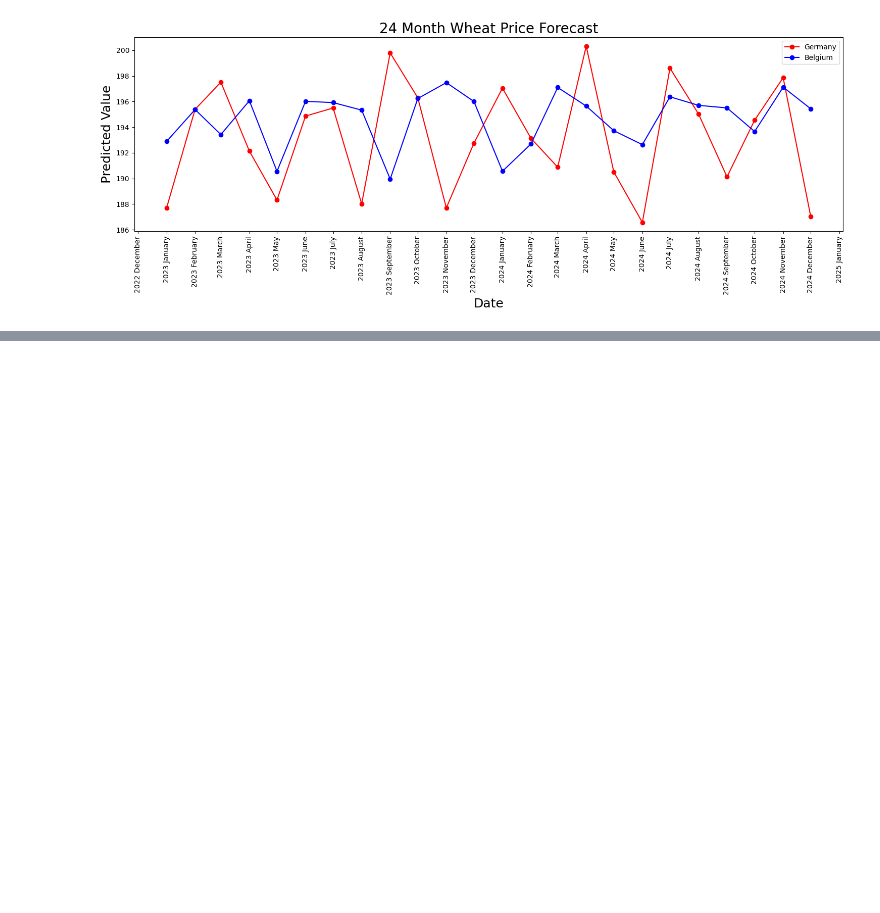
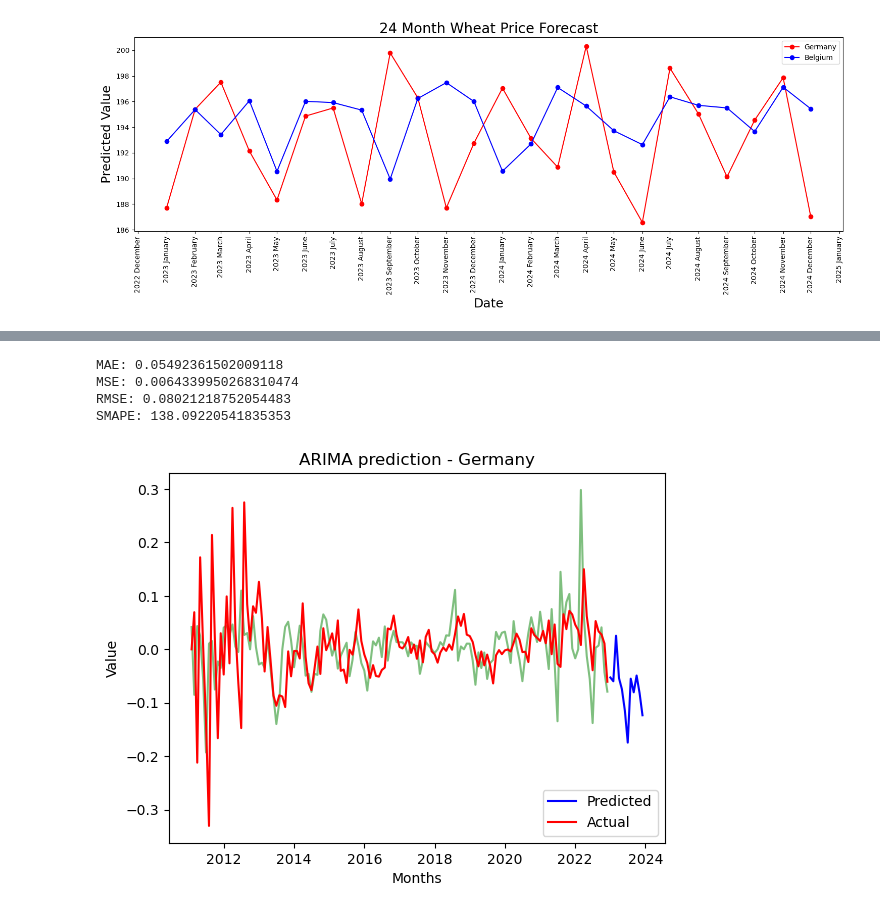
Before and after one commit to devbilalkhan/fao-project, a Jupyter notebook: fao_stat.ipynb, the cells around one changed output, grey strips where cells are left out. Cells and saved outputs as stored; diff of their text form; code cells hidden in the pictures; blank space fills up the shorter version.

Commit message:
Sarima and arima applied

```diff
--- a/fao_stat.ipynb
+++ b/fao_stat.ipynb
@@ -504,0 +511,12 @@ plot_predictions(predictions)
+# %%
+X =  germany_wheat_prices.dropna()
+y = X['Value']
+# %%
+# arima_germany = ARIMA(train, order=(0,0,1)).fit()
+model = auto_arima(y, start_p=0, start_q=0,
+                           max_p=5, max_q=5, m=12,
+                           start_P=0, seasonal=True,
+                           d=2, D=1, trace=True,
+                           error_action='ignore',
+                           suppress_warnings=True,
+                           stepwise=True)
@@ -504,0 +567,2 @@ plot_predictions(predictions)
+# %%
+forecast = model.predict(n_periods=12)
@@ -504,0 +571,41 @@ plot_predictions(predictions)
+# %%
+def print_metrics(y, predictions):
+    # Calculate the mean absolute error (MAE)
+    mae = mean_absolute_error(y, predictions)
+    print('MAE:', mae)
+
+    # Calculate the mean squared error (MSE)
+    mse = mean_squared_error(y, predictions)
+    print('MSE:', mse)
+
+    # Calculate the root mean squared error (RMSE)
+    rmse = np.sqrt(mse)
+    print('RMSE:', rmse)
+
+    # Calculate the symmetric mean absolute percentage error (SMAPE)
+    smape = np.mean(2.0 * np.abs(predictions - y) / (np.abs(y) + np.abs(predictions))) * 100
+    print('SMAPE:', smape)
+
+# Usage:
+predictions = model.predict_in_sample()
+print_metrics(y, predictions)
+# %% [output]
+MAE: 0.05492361502009118
+MSE: 0.0064339950268310474
+RMSE: 0.08021218752054483
+SMAPE: 138.09220541835353
+# %%
+
+# import pyplot
+from matplotlib import pyplot
+pyplot.plot(y, color='green', alpha=0.5)
+pyplot.plot(forecast, label='Predicted', color="#0000ff")
+pyplot.plot(model.predict_in_sample(), label='Actual', color='red')
+
+pyplot.xlabel('Months')
+pyplot.ylabel('Value')
+pyplot.title('ARIMA prediction - Germany')
+pyplot.legend()
+pyplot.show()
+# %% [output]
+[figure, added]
```
Also changed, not shown: parts of 12 cells of this notebook, 1 other file.
